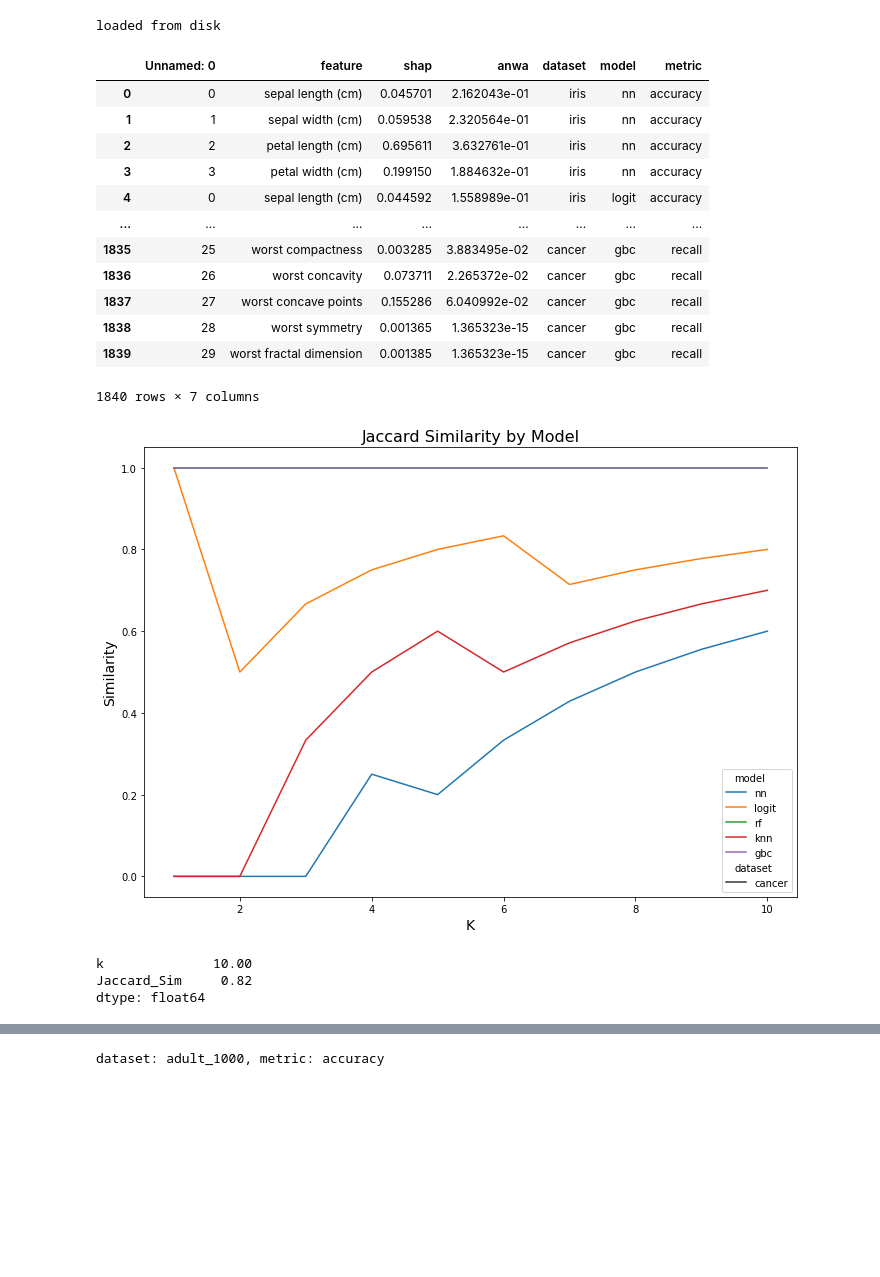
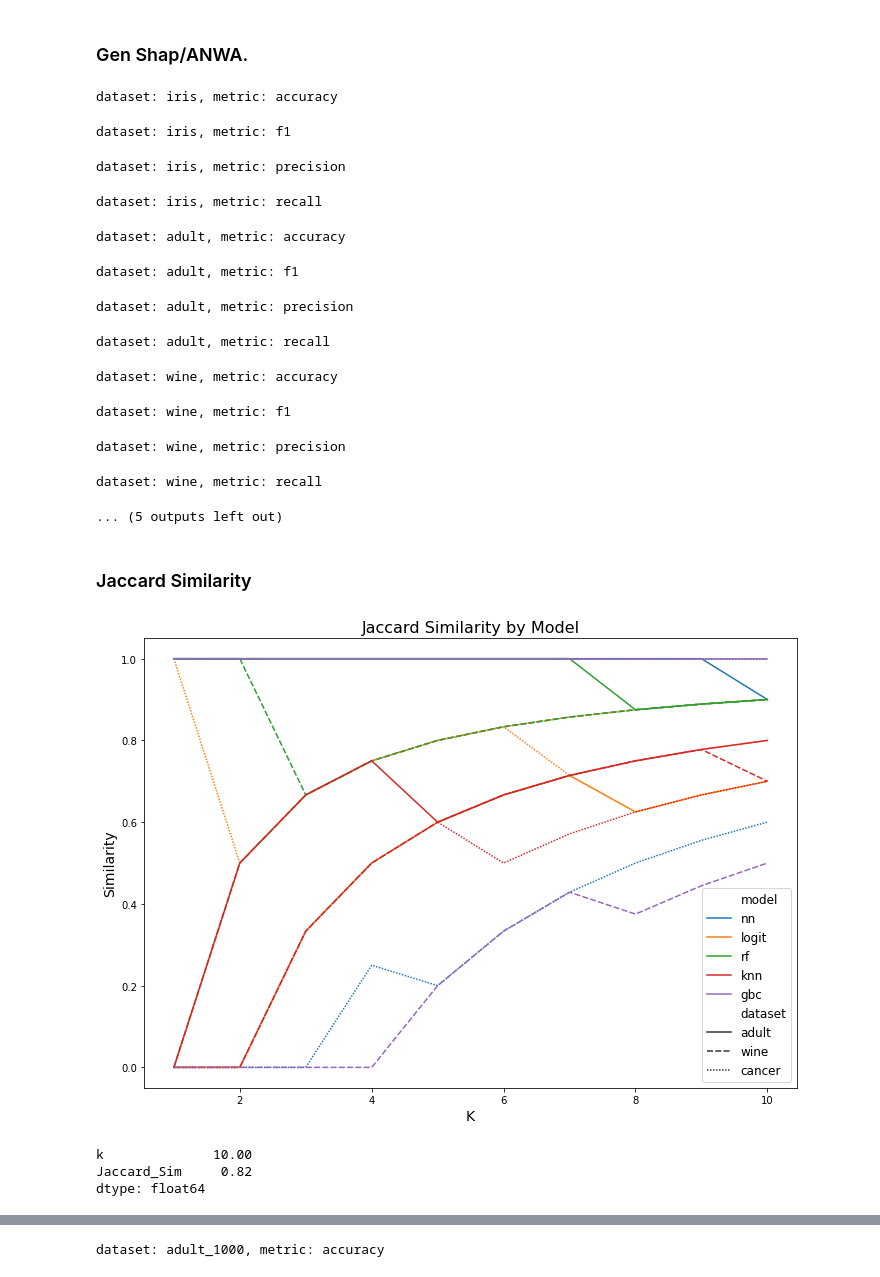
Before and after one commit to jacobdineen/explainability_2022, a Jupyter notebook: main.ipynb, the cells around one changed output, grey strips where cells are left out. Saved outputs shown, nothing was run; the diff lists cells and outputs as text; code cells hidden in the pictures; blank space fills up the shorter version.

```diff
--- a/main.ipynb
+++ b/main.ipynb
@@ -44,6 +48,8 @@ metrics = {
 
 
 datasets = fetch_datasets()
+# %% [markdown]
+### Gen Shap/ANWA.
 # %%
 def run(datasets, metrics, models, load_from_disk = True):
     if load_from_disk:
@@ -52,7 +58,6 @@ def run(datasets, metrics, models, load_from_disk = True):
         print('loaded from disk')
         return similarity_df, granular_value_df
     else:
-
         granular_value_df = pd.DataFrame()
         similarity_df = pd.DataFrame()
         for dataset_name, dataset in datasets.items():
@@ -63,63 +68,69 @@ def run(datasets, metrics, models, load_from_disk = True):
                                            models = models)
                 granular_value_df = granular_value_df.append(vals)
                 similarity_df = similarity_df.append(logs)
-                similarity_df.to_csv('data/similarity.csv')
-                granular_value_df.to_csv('data/gran_value.csv')
-                print('saved to disk')
+        similarity_df.to_csv('data/similarity.csv')
+        granular_value_df.to_csv('data/gran_value.csv')
+        print('saved to disk')
         return similarity_df, granular_value_df
 
 
-similarity_df, granular_value_df = run(datasets, metrics, models)
-granular_value_df
+similarity_df, granular_value_df = run(datasets, metrics, models, False)
 # %% [output]
-loaded from disk
+dataset: iris, metric: accuracy
-|  | Unnamed: 0 | feature | shap | anwa | dataset | model | metric |
-| 0 | 0 | sepal length (cm) | 0.045701 | 2.162043e-01 | iris | nn | accuracy |
-| 1 | 1 | sepal width (cm) | 0.059538 | 2.320564e-01 | iris | nn | accuracy |
-| 2 | 2 | petal length (cm) | 0.695611 | 3.632761e-01 | iris | nn | accuracy |
-| 3 | 3 | petal width (cm) | 0.199150 | 1.884632e-01 | iris | nn | accuracy |
-| 4 | 0 | sepal length (cm) | 0.044592 | 1.558989e-01 | iris | logit | accuracy |
-| ... | ... | ... | ... | ... | ... | ... | ... |
-| 1835 | 25 | worst compactness | 0.003285 | 3.883495e-02 | cancer | gbc | recall |
-| 1836 | 26 | worst concavity | 0.073711 | 2.265372e-02 | cancer | gbc | recall |
-| 1837 | 27 | worst concave points | 0.155286 | 6.040992e-02 | cancer | gbc | recall |
-| 1838 | 28 | worst symmetry | 0.001365 | 1.365323e-15 | cancer | gbc | recall |
-| 1839 | 29 | worst fractal dimension | 0.001385 | 1.365323e-15 | cancer | gbc | recall |
-1840 rows × 7 columns
+dataset: iris, metric: f1
+dataset: iris, metric: precision
+dataset: iris, metric: recall
+dataset: adult, metric: accuracy
+dataset: adult, metric: f1
+dataset: adult, metric: precision
+dataset: adult, metric: recall
+dataset: wine, metric: accuracy
+dataset: wine, metric: f1
+dataset: wine, metric: precision
+dataset: wine, metric: recall
+... (5 outputs left out)
+# %% [markdown]
+### Jaccard Similarity
 # %%
 from sklearn.metrics import jaccard_score
 from scipy.spatial import distance
+# figure size in inches
+from matplotlib import rcParams
+
+# figure size in inches
+rcParams['figure.figsize'] = 11.7,8.27
 
 acc = granular_value_df[granular_value_df['metric'] == 'accuracy']
 # rankings = acc.groupby(['dataset', 'model', 'feature'], level = 0).rank(ascending=True, method='dense')
 # acc['shap_rank'] = rankings['shap']
 # acc['anwa_rank'] = rankings['anwa']
 # acc.groupby(['dataset', 'model', 'feature']).sum().reset
 ks = [1,2,3,4,5, 6, 7, 8,9,10]
 Jaccards = []
 for k in ks:
     for keys in datasets.keys():
-        if keys == 'cancer':
+        if keys != 'iris':
             for model_key in models.keys():
                 data_slice = acc[acc['dataset'] == keys]
                 model_slice = data_slice[data_slice['model'] == model_key]
                 top_k_shap = model_slice.nlargest(k, 'shap')['feature']
                 top_k_anwa = model_slice.nlargest(k, 'anwa')['feature']
                 jacc = distance.jaccard(top_k_shap, top_k_anwa)
                 Jaccards.append((keys, model_key, k, jacc))
 
 j = pd.DataFrame.from_dict(Jaccards)
 j.columns = ['dataset', 'model', 'k', 'Jaccard_Sim']
 
 sns.lineplot(x = 'k', y = 'Jaccard_Sim', hue = 'model', style = 'dataset', data = j)
 plt.title('Jaccard Similarity by Model', size = 16)
 plt.xlabel('K', size = 14)
 plt.ylabel('Similarity', size = 14)
+plt.legend(loc='lower right', fontsize='large', title_fontsize='28')
 plt.show()
 
 j[j['k'] == 10].mean()
 # %% [output]
-[figure, old version]
+[figure, new version]
 k              10.00
 Jaccard_Sim     0.82
 dtype: float64
```
Also changed, not shown: parts of 6 cells of this notebook, 6 other files.
